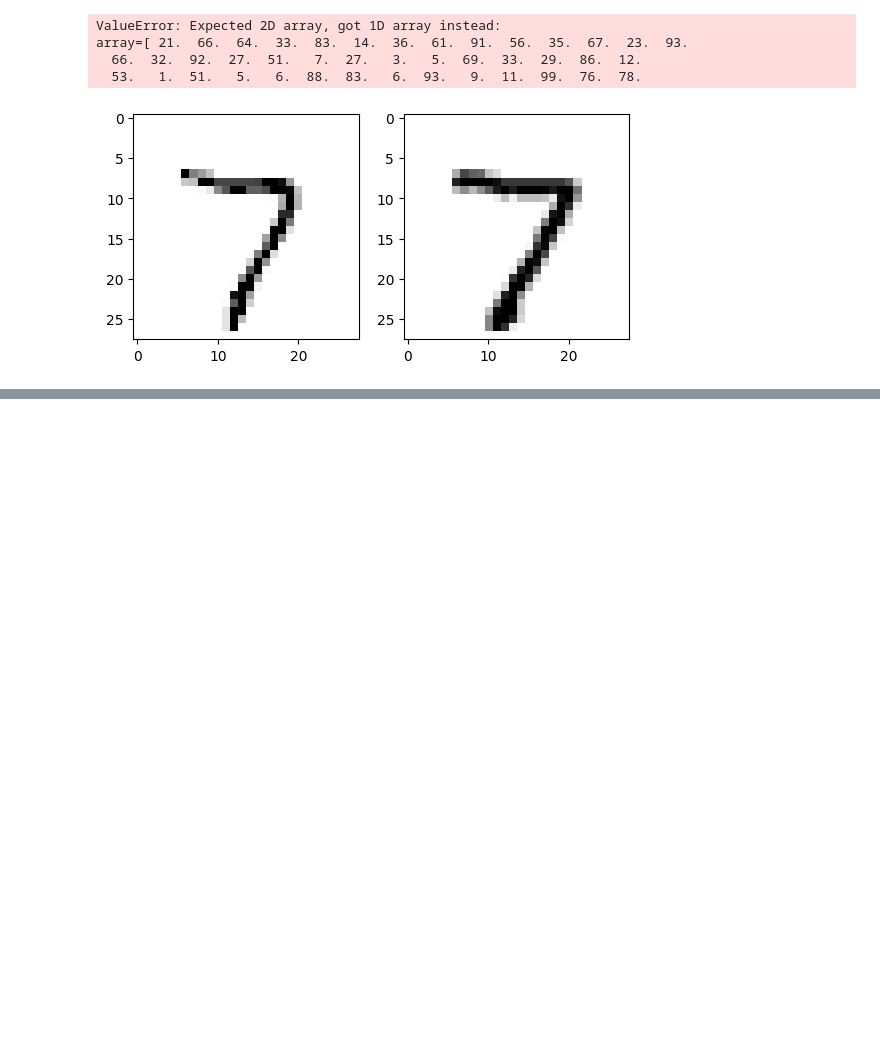
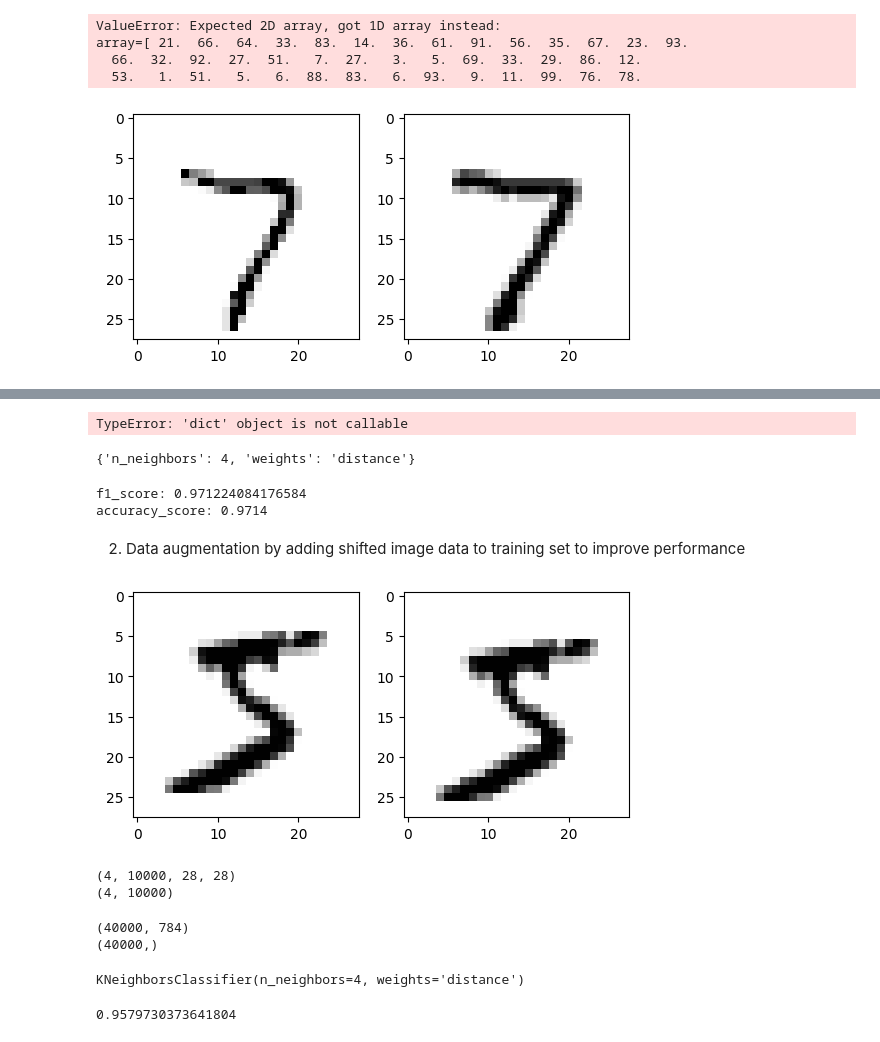
Before and after one commit to Prashant-Bista/ML_exercises, a Jupyter notebook: learning_classification.ipynb, the cells around one changed output, grey strips where cells are left out. Drawn from its saved outputs; the diff is of its cells as text; code cells hidden in the pictures; blank space fills up the shorter version.

Commit message:
performed two exercises: 1)knn on MNIST 2)Data augmentation

```diff
--- a/learning_classification.ipynb
+++ b/learning_classification.ipynb
@@ -440,0 +450,69 @@ plt.show()
+# %%
+from sklearn.neighbors import KNeighborsClassifier
+from sklearn.model_selection import GridSearchCV
+knn=KNeighborsClassifier()
+param_grid={"weights":['distance','uniform'],
+            "n_neighbors":[2,3,4,5]}
+grid=GridSearchCV(knn,param_grid,cv=3)
+grid.fit(train_x,train_y)
+print(grid.best_params_())
+# %% [output]
+TypeError: 'dict' object is not callable
+# %%
+print(grid.best_params_)
+# %% [output]
+{'n_neighbors': 4, 'weights': 'distance'}
+# %%
+from sklearn.metrics import f1_score,accuracy_score,roc_auc_score
+knn=KNeighborsClassifier(**grid.best_params_)
+knn.fit(train_x,train_y)
+knn_pred=knn.predict(test_x)
+print("f1_score:",f1_score(test_y,knn_pred,average="macro"))
+print("accuracy_score:",accuracy_score(test_y,knn_pred,))
+# %% [output]
+f1_score: 0.971224084176584
+accuracy_score: 0.9714
+# %% [markdown]
+2) Data augmentation by adding shifted image data to training set to improve performance
+# %%
+import numpy as np
+from  scipy.ndimage import shift
+train_x_down=[]
+train_x_up=[]
+train_x_right=[]
+train_x_left=[]
+for i in train_x[:10000]:
+    i=i.reshape(28,28)
+    train_x_down.append(shift(i,[1,0],cval=0))
+    train_x_right.append(shift(i,[0,1],cval=0))
+    train_x_up.append(shift(i,[-1,0],cval=0))
+    train_x_left.append(shift(i,[0,-1],cval=0))
+train_y_new=np.array([train_y[:10000],train_y[:10000],train_y[:10000],train_y[:10000]])
+train_x_new=np.array([train_x_down,train_x_up,train_x_right,train_x_left])
+# %%
+import matplotlib.pyplot as plt
+plt.subplot(1,2,1)
+plt.imshow(train_x[0].reshape(28,28),cmap="binary")
+plt.subplot(1,2,2)
+plt.imshow(train_x_down[0],cmap="binary")
+plt.show()
+# %% [output]
+[figure, added]
+# %%
+print(train_x_new.shape)
+print(train_y_new.shape)
+# %% [output]
+(4, 10000, 28, 28)
+(4, 10000)
+# %%
+train_x_new=train_x_new.reshape(40000,784)
+train_y_new=train_y_new.reshape(40000)
+print(train_x_new.shape)
+print(train_y_new.shape)
+# %% [output]
+(40000, 784)
+(40000,)
+# %%
+knn.fit(train_x_new,train_y_new)
+# %% [output]
+KNeighborsClassifier(n_neighbors=4, weights='distance')
@@ -440,0 +521,4 @@ plt.show()
+# %%
+f1_score(test_y,knn_pred_new,average="macro")
+# %% [output]
+0.9579730373641804
```
Also changed, not shown: parts of 4 cells of this notebook, 2 other files.
